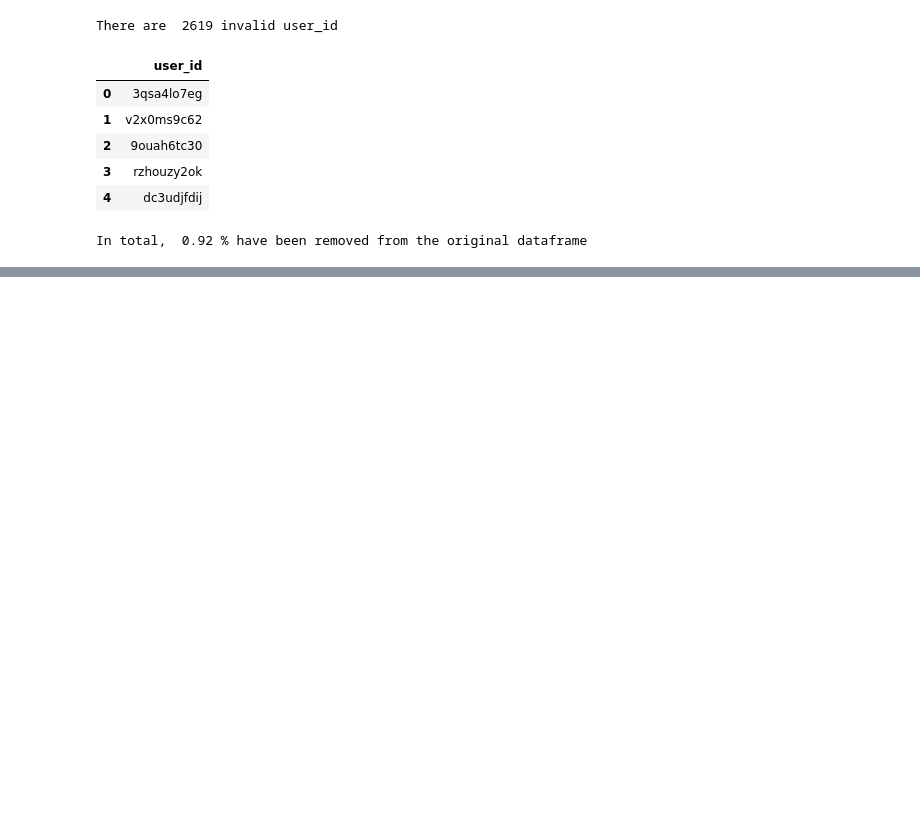
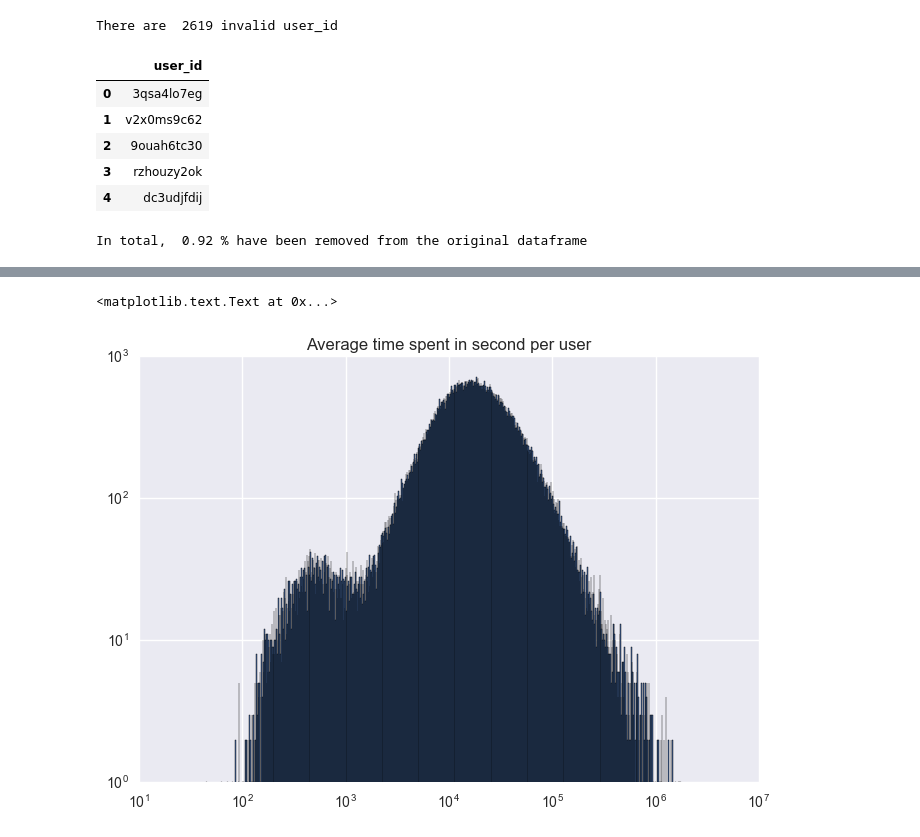
Before and after one commit to mgelsm/Airbnb_predictions, a Jupyter notebook: 1. Preprocessing sessions.ipynb, the cells around one changed output, grey strips where cells are left out. Cells and saved outputs as stored; diff of their text form; code cells hidden in the pictures; blank space fills up the shorter version.

Commit message:
Preprocessing Sessions.csv finished

```diff
--- a/1. Preprocessing sessions.ipynb
+++ b/1. Preprocessing sessions.ipynb
@@ -92,0 +185,13 @@ In total,  0.92 % have been removed from the original dataframe
+# %%
+data_time_mean = df2.groupby(['user_id'], as_index=False).mean().groupby('user_id')['secs_elapsed'].mean()
+
+# Showing users spending at least 10 seconds by session on average
+time_min= 10
+time_max= max(data_time_mean)
+
+plt.hist(data_time_mean, bins =np.logspace(np.log10(time_min),np.log10(time_max),1000), log=True)
+plt.gca().set_xscale("log")
+plt.title('Average time spent in second per user')
+# %% [output]
+<matplotlib.text.Text at 0x...>
+[figure, added]
```
Also changed, not shown: parts of 22 cells of this notebook.
